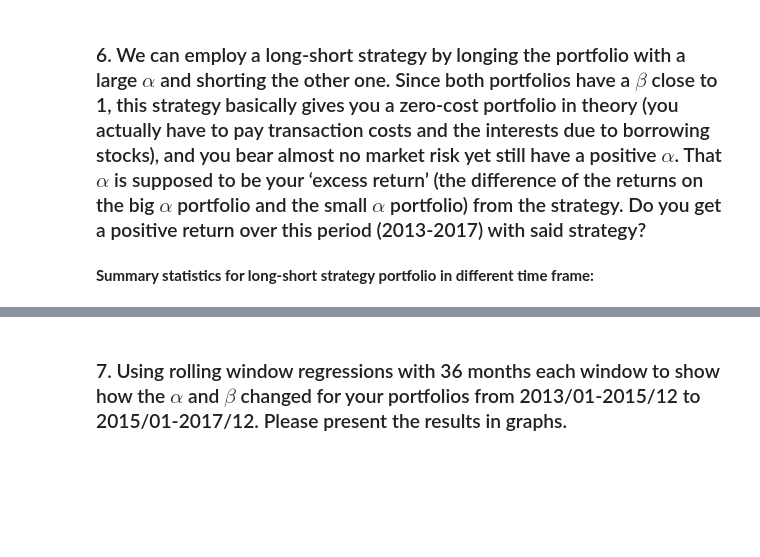
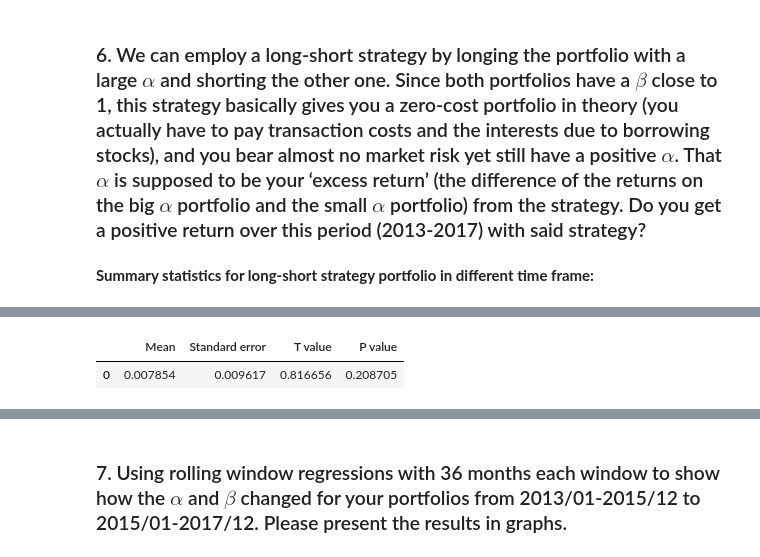
Before and after one commit to Andy-Liu66/2018NCCU-Econometrics, a Jupyter notebook: Homework 1/Homework 1.ipynb, the cells around one changed output, grey strips where cells are left out. Drawn from its saved outputs; the diff is of its cells as text; code cells hidden in the pictures; blank space fills up the shorter version.

```diff
--- a/Homework 1/Homework 1.ipynb
+++ b/Homework 1/Homework 1.ipynb
@@ -667,0 +666,20 @@ pd.concat([long_short_result_early.T, long_short_result_later.T])
+# %%
+# select data which lie between 2013~2017 (the last 60 points)
+long_short_return = long_short_result.iloc[60:]
+
+# calculate mean
+long_short_return_mean = long_short_return.mean()
+
+# calculate standard error
+stand_err = long_short_return.std() / np.sqrt(60)
+
+# calculate t value
+long_short_return_t_value = (long_short_return_mean - 0) / stand_err
+
+# calculate p value
+long_short_return_p_value = t.sf(np.abs(long_short_return_t_value), 60-1)
+
+hypothesis_result = pd.DataFrame([long_short_return_mean, stand_err,
+                                  long_short_return_t_value, long_short_return_p_value]).T
+
+hypothesis_result.columns = ["Mean", "Standard error", "T value", "P value"]
@@ -668 +693,7 @@ pd.concat([long_short_result_early.T, long_short_result_later.T])
+# %%
+# result of hypothesis testing
+hypothesis_result
+# %% [output]
+|  | Mean | Standard error | T value | P value |
+| 0 | 0.007854 | 0.009617 | 0.816656 | 0.208705 |
 # %% [markdown]
```
Also changed, not shown: parts of 9 cells of this notebook.
